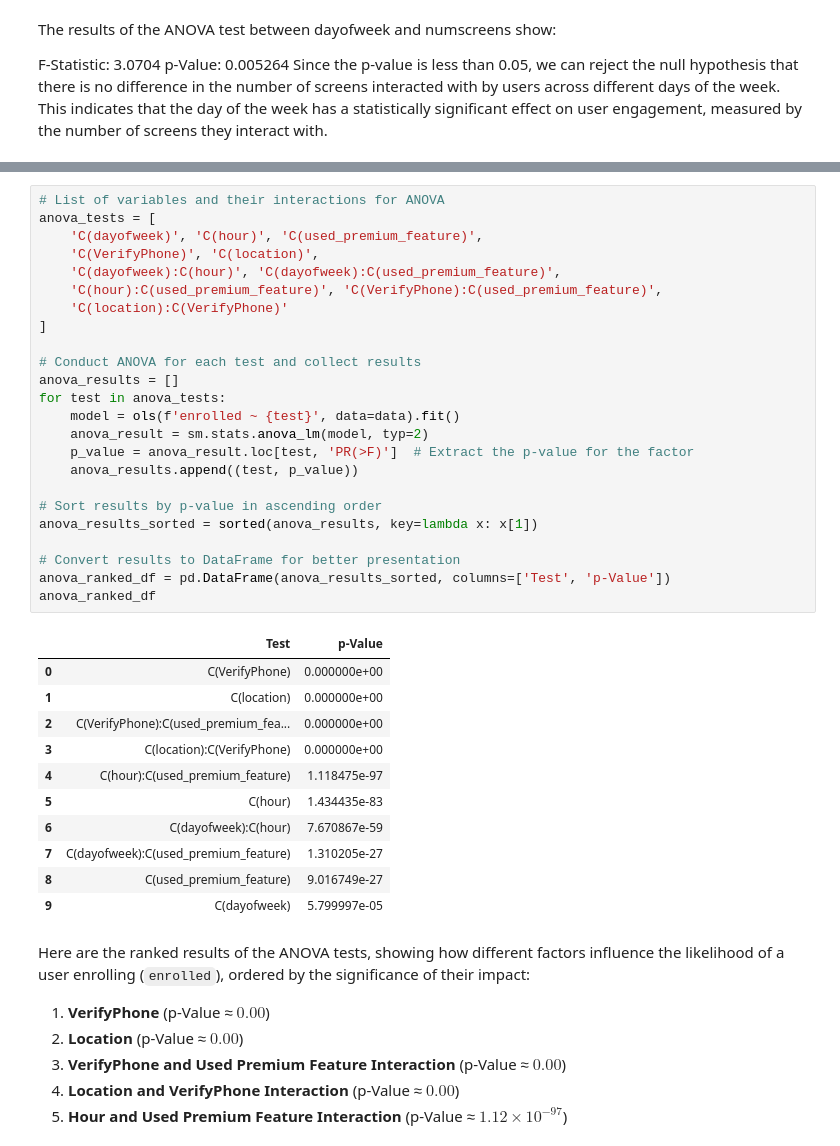
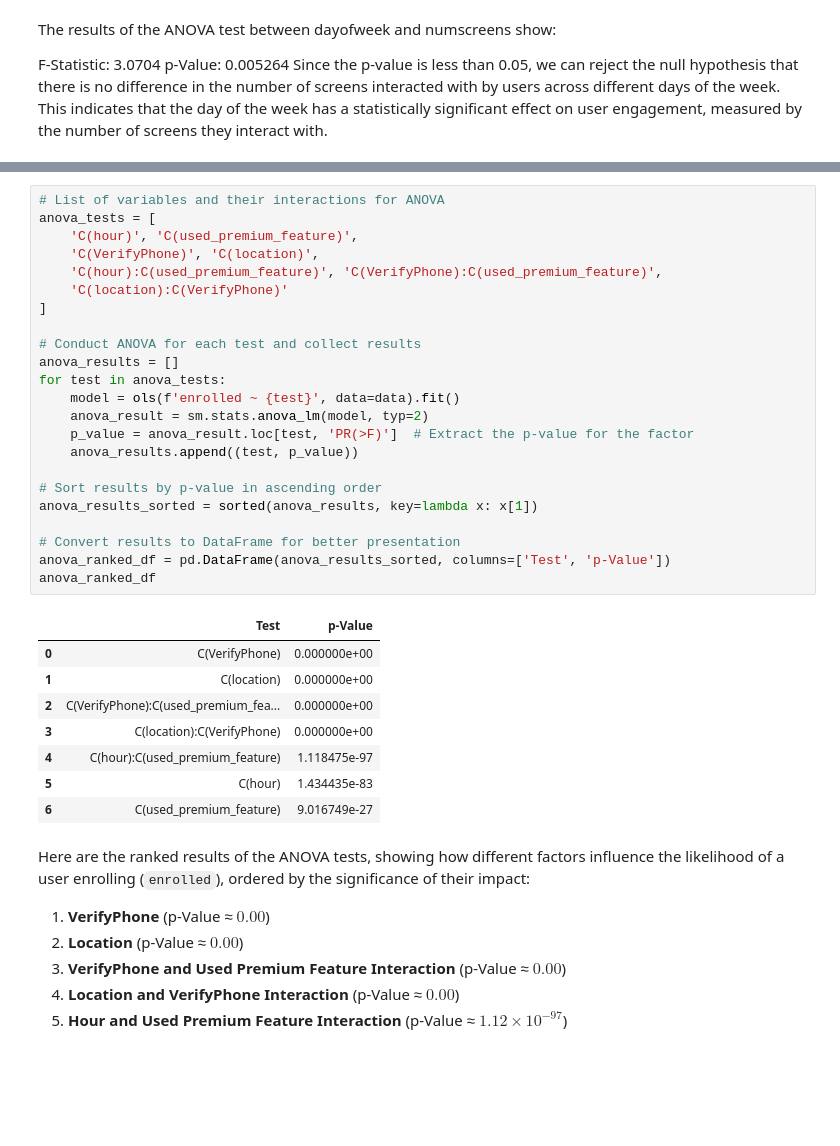
Before and after one commit to arygup/Behavioural-Research---Statistical-Methods, a Jupyter notebook: Aryan/Aryan.ipynb, the cells around one changed output, grey strips where cells are left out. Drawn from its saved outputs; the diff is of its cells as text; blank space fills up the shorter version.

```diff
--- a/Aryan/Aryan.ipynb
+++ b/Aryan/Aryan.ipynb
@@ -528,39 +507,35 @@ This analysis highlights opportunities for targeted interventions or marketing s
 # %%
 # List of variables and their interactions for ANOVA
 anova_tests = [
-    'C(dayofweek)', 'C(hour)', 'C(used_premium_feature)',
+    'C(hour)', 'C(used_premium_feature)',
     'C(VerifyPhone)', 'C(location)',
-    'C(dayofweek):C(hour)', 'C(dayofweek):C(used_premium_feature)',
     'C(hour):C(used_premium_feature)', 'C(VerifyPhone):C(used_premium_feature)',
     'C(location):C(VerifyPhone)'
 ]
 
 # Conduct ANOVA for each test and collect results
 anova_results = []
 for test in anova_tests:
     model = ols(f'enrolled ~ {test}', data=data).fit()
     anova_result = sm.stats.anova_lm(model, typ=2)
     p_value = anova_result.loc[test, 'PR(>F)']  # Extract the p-value for the factor
     anova_results.append((test, p_value))
 
 # Sort results by p-value in ascending order
 anova_results_sorted = sorted(anova_results, key=lambda x: x[1])
 
 # Convert results to DataFrame for better presentation
 anova_ranked_df = pd.DataFrame(anova_results_sorted, columns=['Test', 'p-Value'])
 anova_ranked_df
 # %% [output]
 |  | Test | p-Value |
 | 0 | C(VerifyPhone) | 0.000000e+00 |
 | 1 | C(location) | 0.000000e+00 |
 | 2 | C(VerifyPhone):C(used_premium_fea... | 0.000000e+00 |
 | 3 | C(location):C(VerifyPhone) | 0.000000e+00 |
 | 4 | C(hour):C(used_premium_feature) | 1.118475e-97 |
 | 5 | C(hour) | 1.434435e-83 |
-| 6 | C(dayofweek):C(hour) | 7.670867e-59 |
-| 7 | C(dayofweek):C(used_premium_feature) | 1.310205e-27 |
-| 8 | C(used_premium_feature) | 9.016749e-27 |
-| 9 | C(dayofweek) | 5.799997e-05 |
+| 6 | C(used_premium_feature) | 9.016749e-27 |
 # %% [markdown]
 Here are the ranked results of the ANOVA tests, showing how different factors influence the likelihood of a user enrolling (`enrolled`), ordered by the significance of their impact:
 
```
Also changed, not shown: parts of 4 cells of this notebook.
